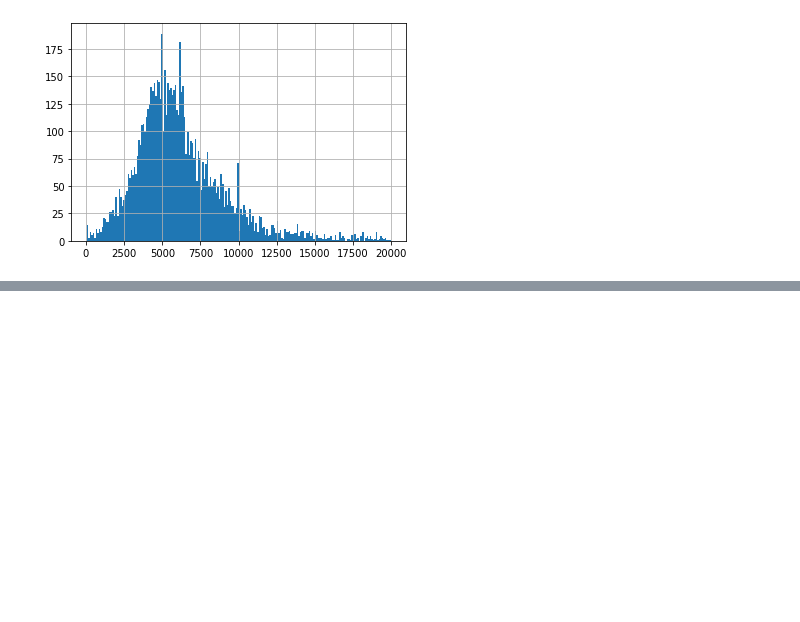
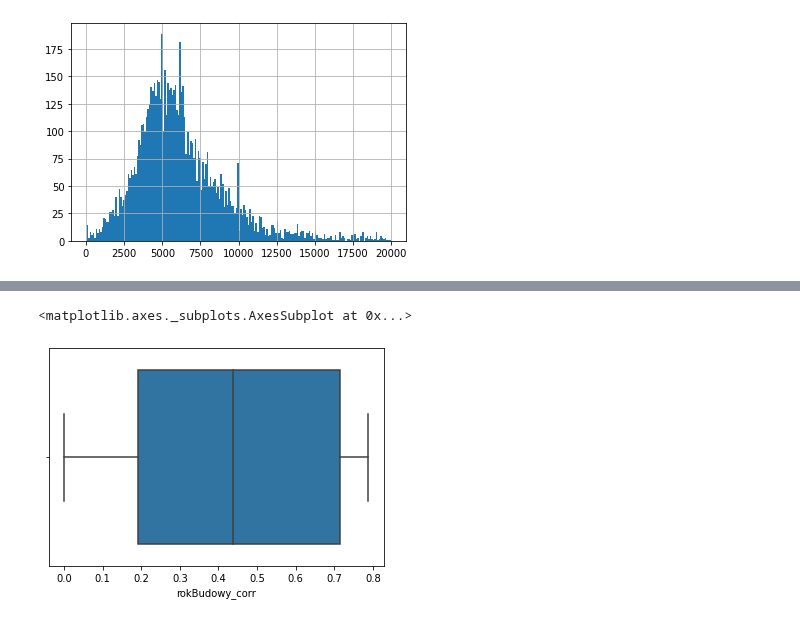
Before and after one commit to KacperGrodecki/Masovian-real-estate, a Jupyter notebook: mazowieckie_colab_DNN.ipynb, the cells around one changed output, grey strips where cells are left out. Cells and saved outputs as stored; diff of their text form; code cells hidden in the pictures; blank space fills up the shorter version.

```diff
--- a/mazowieckie_colab_DNN.ipynb
+++ b/mazowieckie_colab_DNN.ipynb
@@ -518,0 +545,5 @@ from sklearn import preprocessing
+# %%
+sns.boxplot(x=(np.power(final["rokBudowy_corr"]-1899,4)/3e8))
+# %% [output]
+<matplotlib.axes._subplots.AxesSubplot at 0x...>
+[figure, added]
```
Also changed, not shown: parts of 16 cells of this notebook.
